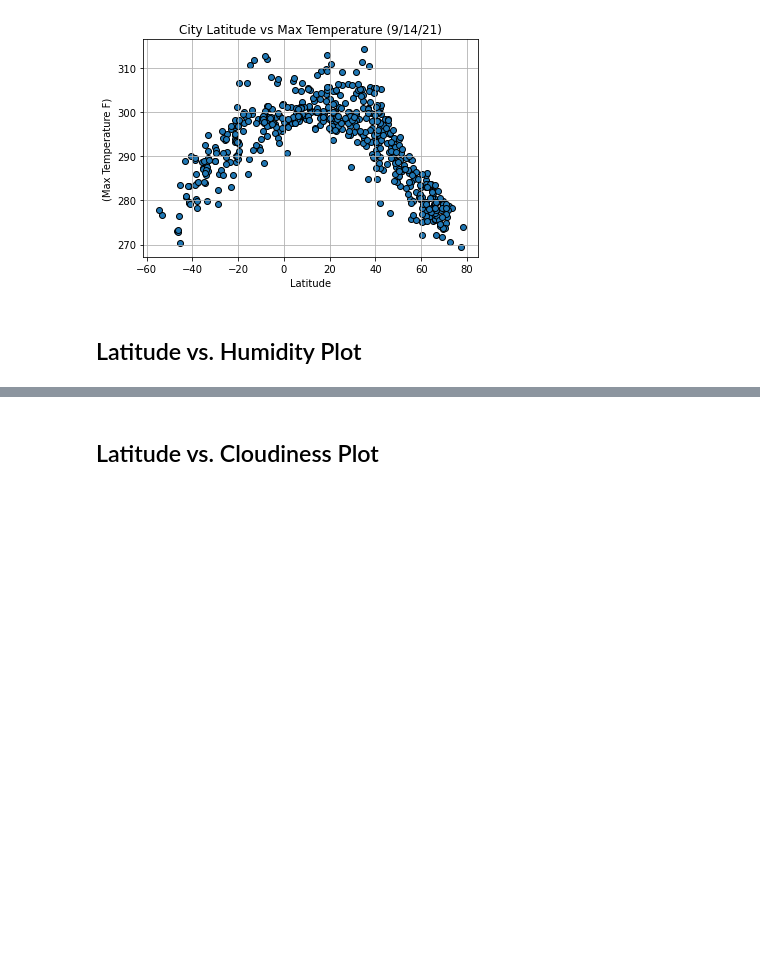
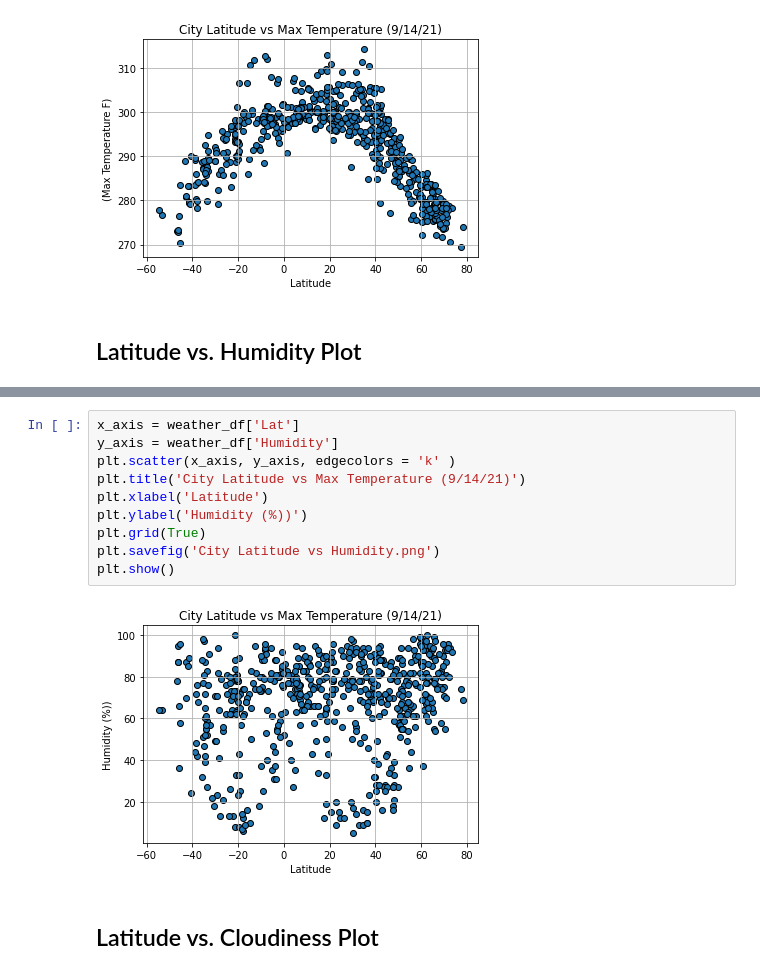
Before and after one commit to Bgood524/Python_API_Challenge, a Jupyter notebook: WeatherPy/WeatherPy.ipynb, the cells around one changed output, grey strips where cells are left out. Saved outputs shown, nothing was run; the diff lists cells and outputs as text; blank space fills up the shorter version.

Commit message:
used matplotlib to create various scatter plots comparing city latitutes to various weather statistics

```diff
--- a/WeatherPy/WeatherPy.ipynb
+++ b/WeatherPy/WeatherPy.ipynb
@@ -264,2 +261,14 @@ plt.show()
+# %%
+x_axis = weather_df['Lat']
+y_axis = weather_df['Humidity']
+plt.scatter(x_axis, y_axis, edgecolors = 'k' )
+plt.title('City Latitude vs Max Temperature (9/14/21)')
+plt.xlabel('Latitude')
+plt.ylabel('Humidity (%))')
+plt.grid(True)
+plt.savefig('City Latitude vs Humidity.png')
+plt.show()
+# %% [output]
+[figure, added]
 # %% [markdown]
 ## Latitude vs. Cloudiness Plot
```
Also changed, not shown: parts of 10 cells of this notebook, 4 other files.
